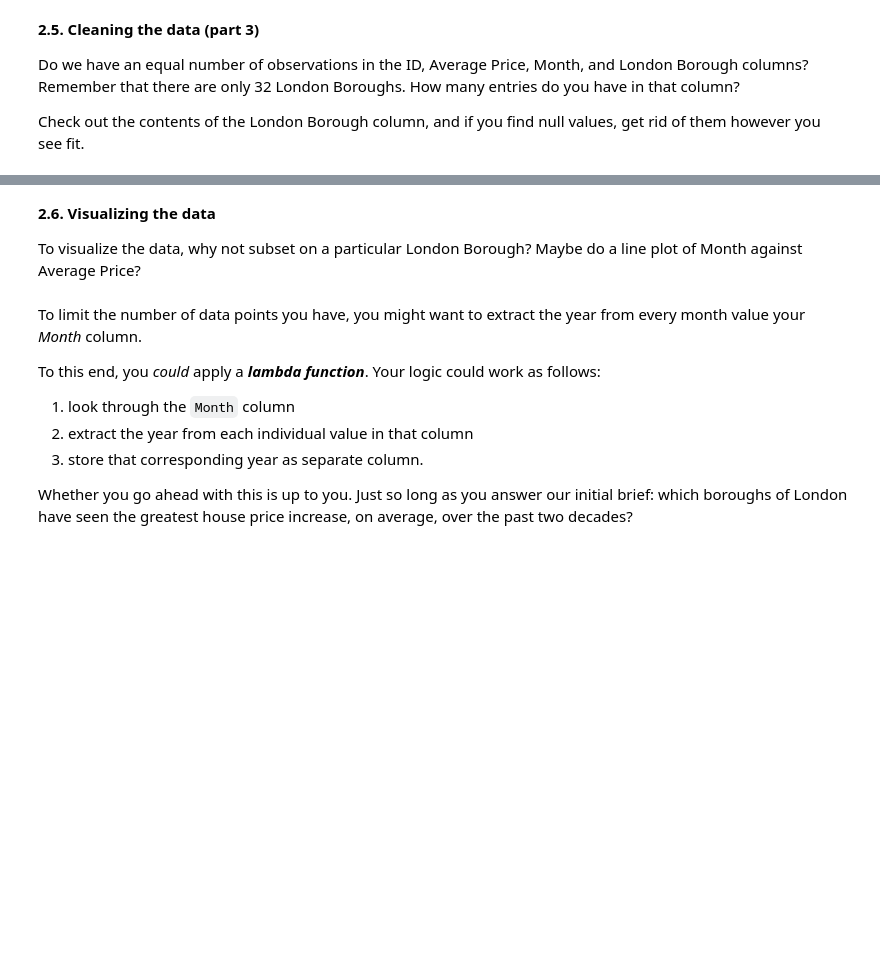
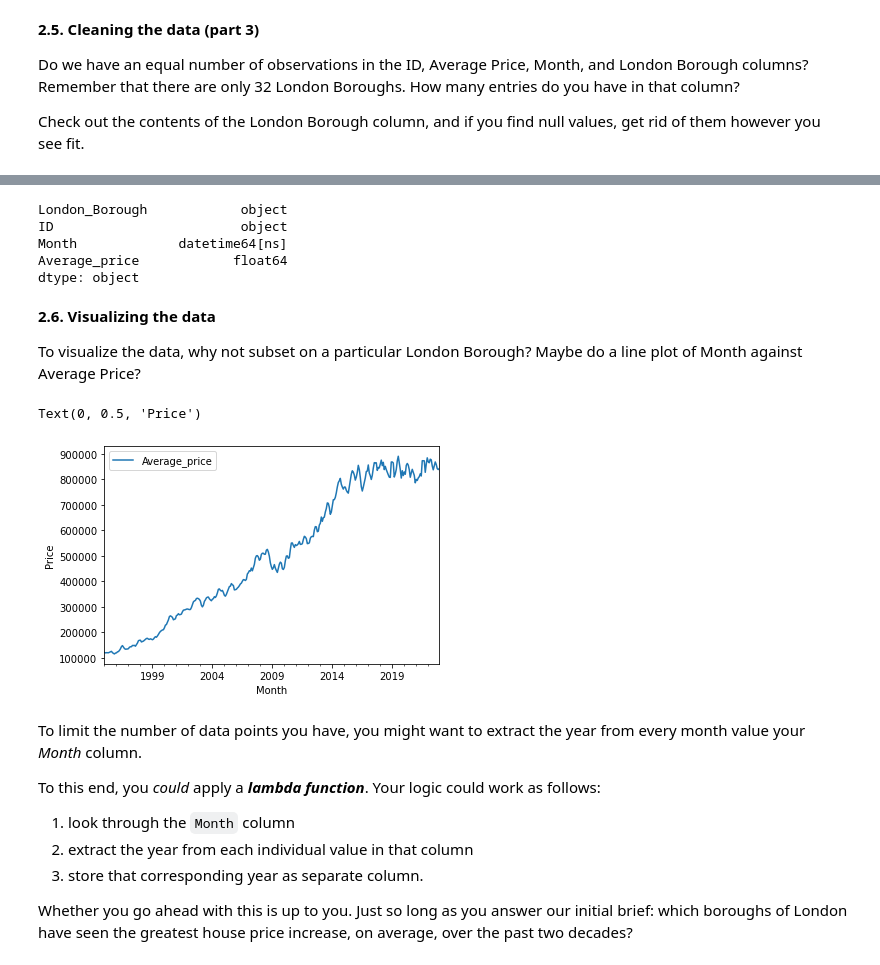
Before and after one commit to LannonTheCannon/Springboard_Data_Science_Career_Track, a Jupyter notebook: Unit 4 Challenge - Tier 3.ipynb, the cells around one changed output, grey strips where cells are left out. Drawn from its saved outputs; the diff is of its cells as text; code cells hidden in the pictures; blank space fills up the shorter version.

```diff
--- a/Unit 4 Challenge - Tier 3.ipynb
+++ b/Unit 4 Challenge - Tier 3.ipynb
@@ -303,0 +417,7 @@ Check out the contents of the London Borough column, and if you find null values
+# %%
+# 9. Create a list of the non boroughs
+nonBoroughs = ['Inner London', 'Outer London',
+               'NORTH EAST', 'NORTH WEST', 'YORKS & THE HUMBER',
+               'EAST MIDLANDS', 'WEST MIDLANDS',
+              'EAST OF ENGLAND', 'LONDON', 'SOUTH EAST',
+              'SOUTH WEST', 'England']
@@ -303,0 +441,3 @@ Check out the contents of the London Borough column, and if you find null values
+# %%
+# 11. Now store that inside NanFreeDF2
+NaNFreeDF2 = NaNFreeDF2[~NaNFreeDF2.London_Borough.isin(nonBoroughs)]
@@ -303,0 +454,3 @@ Check out the contents of the London Borough column, and if you find null values
+# %%
+# 13. Make a new variable called df which contains the DF
+df = NaNFreeDF2
@@ -304,7 +467,28 @@ Check out the contents of the London Borough column, and if you find null values
+# %%
+# 15. find the types
+df.dtypes
+# %% [output]
+London_Borough            object
+ID                        object
+Month             datetime64[ns]
+Average_price            float64
+dtype: object
 # %% [markdown]
 **2.6. Visualizing the data**
 
 To visualize the data, why not subset on a particular London Borough? Maybe do a line plot of Month against Average Price?
+# %%
+# 1. Check out just one first
+camden_prices = df[df['London_Borough'] == 'Camden']
+# %%
+# 2. Make a variable called ax which is the plot object
+ax = camden_prices.plot(kind = 'line', x = 'Month', y = 'Average_price')
+
+# Check out the y_label
+ax.set_ylabel('Price')
+# %% [output]
+Text(0, 0.5, 'Price')
+[figure, added]
 # %% [markdown]
 To limit the number of data points you have, you might want to extract the year from every month value your *Month* column.
 
```
Also changed, not shown: parts of 41 cells of this notebook, 1 other file.
